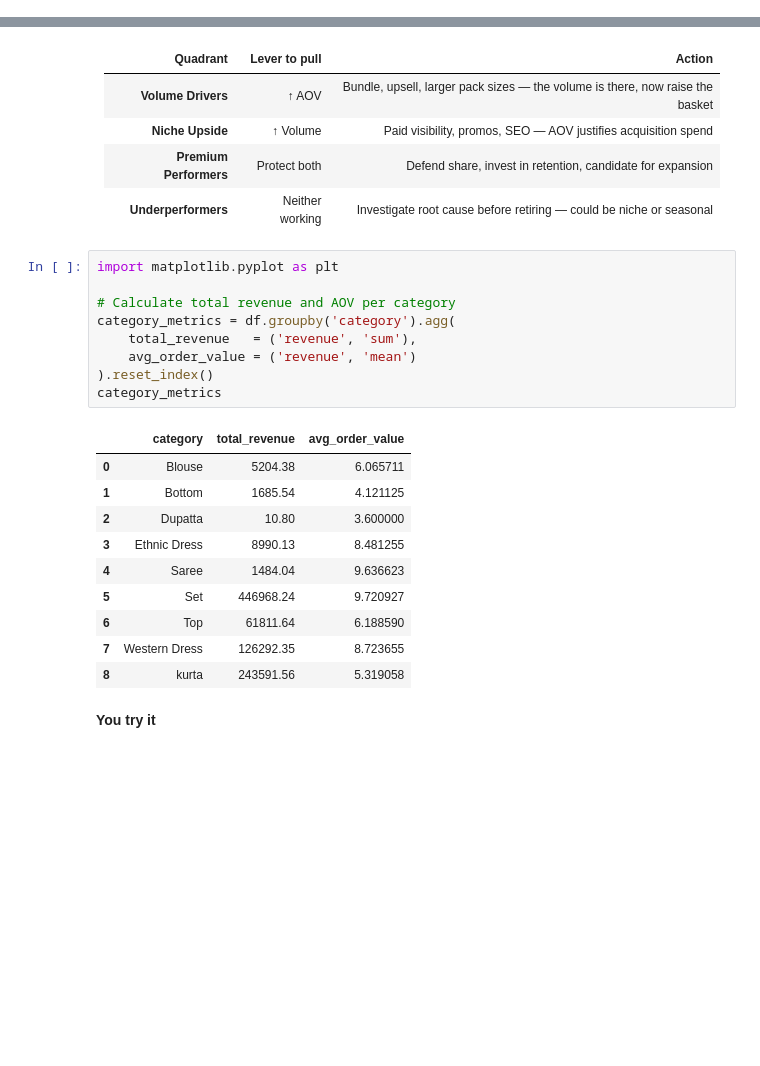
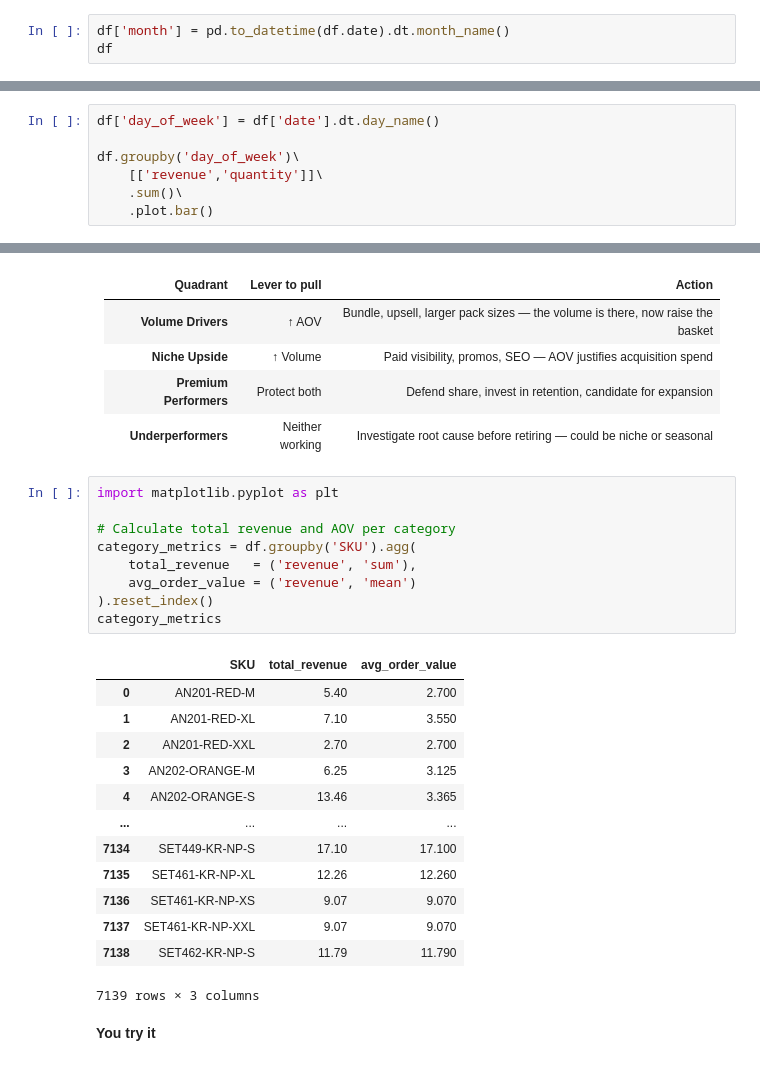
Before and after one commit to ciri/iese-dsfb-mim, a Jupyter notebook: notebooks/210-Amazon-MiM-solved.ipynb, the cells around one changed output, grey strips where cells are left out. Cells and saved outputs as stored; diff of their text form; blank space fills up the shorter version.

```diff
--- a/notebooks/210-Amazon-MiM-solved.ipynb
+++ b/notebooks/210-Amazon-MiM-solved.ipynb
@@ -265,3 +269,6 @@ df.head(3)
 3 rows × 26 columns
 # %% [markdown]
 ## Revenue Trend over Time
+# %%
+df['month'] = pd.to_datetime(df.date).dt.month_name()
+df
@@ -394,3 +415,10 @@ You may want to produce something like this:
 <center>
 <img src='https://raw.githubusercontent.com/ciri/iese-dsfb/main/resources/amazon/sketch1.jpg' width='50%'>
 </center>
+# %%
+df['day_of_week'] = df['date'].dt.day_name()
+
+df.groupby('day_of_week')\
+    [['revenue','quantity']]\
+    .sum()\
+    .plot.bar()
@@ -548,23 +605,26 @@ We can think of each product category as a portfolio element. The right lens her
 # %%
 import matplotlib.pyplot as plt
 
 # Calculate total revenue and AOV per category
-category_metrics = df.groupby('category').agg(
+category_metrics = df.groupby('SKU').agg(
     total_revenue   = ('revenue', 'sum'),
     avg_order_value = ('revenue', 'mean')
 ).reset_index()
 category_metrics
 # %% [output]
-|  | category | total_revenue | avg_order_value |
-| 0 | Blouse | 5204.38 | 6.065711 |
-| 1 | Bottom | 1685.54 | 4.121125 |
-| 2 | Dupatta | 10.80 | 3.600000 |
-| 3 | Ethnic Dress | 8990.13 | 8.481255 |
-| 4 | Saree | 1484.04 | 9.636623 |
-| 5 | Set | 446968.24 | 9.720927 |
-| 6 | Top | 61811.64 | 6.188590 |
-| 7 | Western Dress | 126292.35 | 8.723655 |
-| 8 | kurta | 243591.56 | 5.319058 |
+|  | SKU | total_revenue | avg_order_value |
+| 0 | AN201-RED-M | 5.40 | 2.700 |
+| 1 | AN201-RED-XL | 7.10 | 3.550 |
+| 2 | AN201-RED-XXL | 2.70 | 2.700 |
+| 3 | AN202-ORANGE-M | 6.25 | 3.125 |
+| 4 | AN202-ORANGE-S | 13.46 | 3.365 |
+| ... | ... | ... | ... |
+| 7134 | SET449-KR-NP-S | 17.10 | 17.100 |
+| 7135 | SET461-KR-NP-XL | 12.26 | 12.260 |
+| 7136 | SET461-KR-NP-XS | 9.07 | 9.070 |
+| 7137 | SET461-KR-NP-XXL | 9.07 | 9.070 |
+| 7138 | SET462-KR-NP-S | 11.79 | 11.790 |
+7139 rows × 3 columns
 # %% [markdown]
 **You try it**
 # %% [markdown]
```
Also changed, not shown: parts of 8 cells of this notebook, 3 other files.
